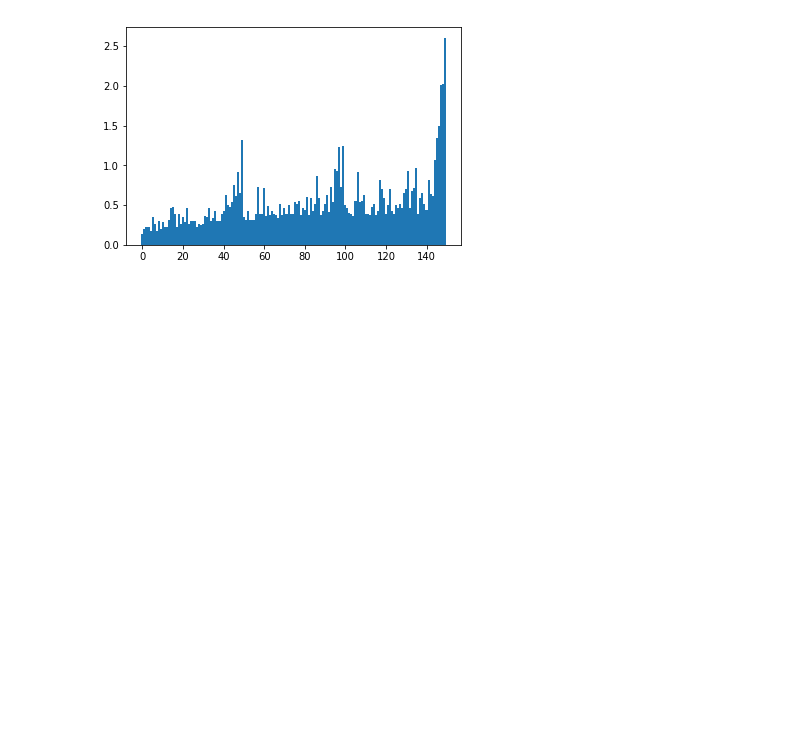
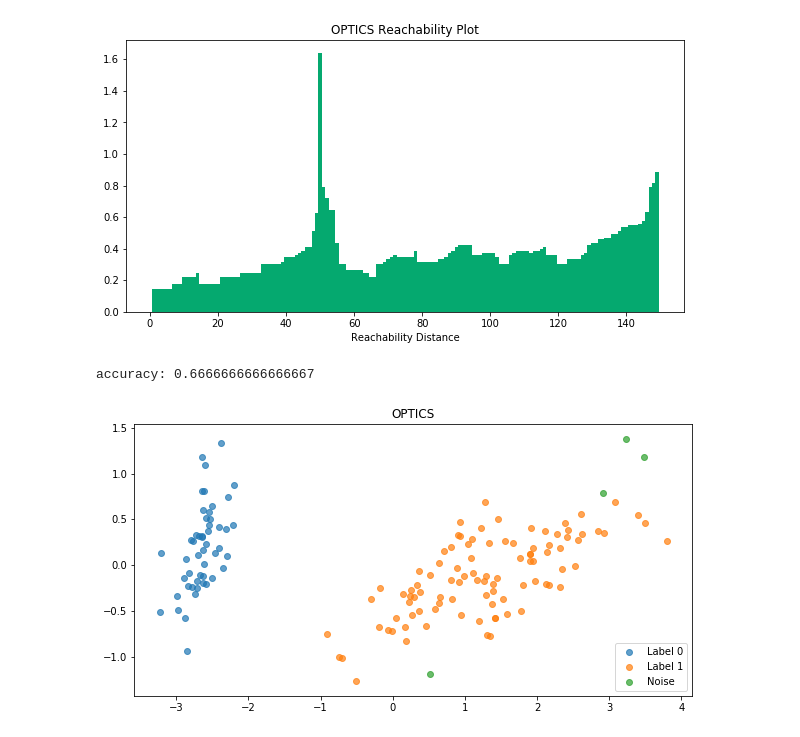
Before and after one commit to je-suis-tm/machine-learning, a Jupyter notebook: optics.ipynb, the cells around one changed output. Drawn from its saved outputs; the diff is of its cells as text; code cells hidden in the pictures; blank space fills up the shorter version.

```diff
--- a/optics.ipynb
+++ b/optics.ipynb
@@ -196,3 +218,16 @@ def find_clusters(up_areas,down_areas,reach_plot,xi,minpts):
                     clusters.append([cluster_start,cluster_end])
 
     return clusters
+# %%
+#sklearn uses a cluster correction algorithm
+#based upon a paper called Improving the Cluster Structure Extracted from OPTICS Plots
+# http://ceur-ws.org/Vol-2191/paper37.pdf
+def cluster_correction(start,end,reach_dist,pred):
+    while start<end:
+        if reach_dist[start]>reach_dist[end]:
+            return [start,end]
+        for i in range(start,end):
+            if i==pred(end):
+                return [start,end]
+        end-=1
+    return []
@@ -198,0 +322,22 @@ def find_clusters(up_areas,down_areas,reach_plot,xi,minpts):
+# %%
+#aggregate all functions into one big main function
+def xi_optics(df,xcol,minpts,xi,
+              viz_reach_plot=True,
+              viz_iris_plot=True):
+
+    data=df.copy()
+    data['predict']=optics_forecast(np.array(data[xcol]),minpts,xi,
+                                   viz_reach_plot=viz_reach_plot)
+
+    #compute accuracy
+    erreur=0
+    checked=[]
+    for i in data['y'].unique():
+        erreur+=get_accuracy(data,i,checked)
+        checked.append(i)
+    accuracy=1-erreur/len(df)
+    print('accuracy: %s'%(accuracy))
+
+    #plot iris in 2d
+    if viz_iris_plot:
+        plot_iris(data,xcol)
@@ -231,7 +458,0 @@ reach_plot=[reach_dist[ind][val] for ind,val in enumerate(ordering)]
-# %%
-plt.bar(range(0,len(ordering)),
-        reach_plot,
-        width=1)
-plt.show()
-# %% [output]
-[figure, removed]
@@ -248,0 +467,8 @@ clusters=find_clusters(up_areas,down_areas,reach_plot,xi,minpts)
+# %%
+#surprisingly result is similar to self implemented dbscan
+xi_optics(df,xcol,minpts,xi,
+          viz_reach_plot=True,viz_iris_plot=True)
+# %% [output]
+[figure, added]
+accuracy: 0.6666666666666667
+[figure, added]
```
Also changed, not shown: parts of 21 cells of this notebook, 3 other files.
